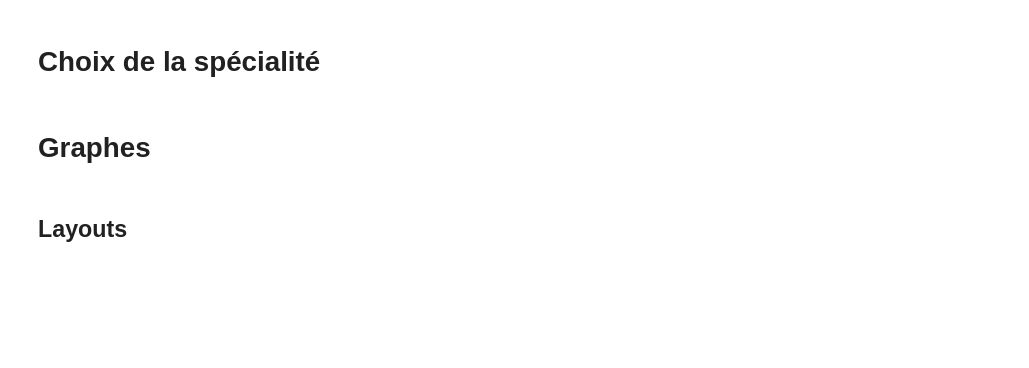
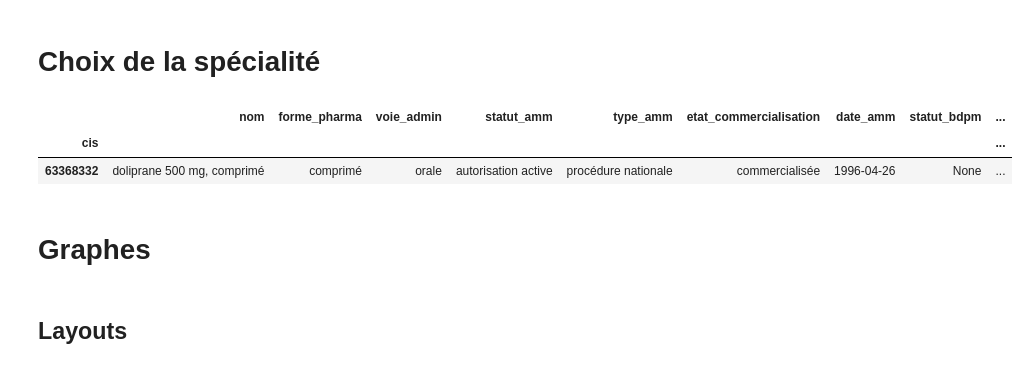
Before and after one commit to jmunozz/datamed, a Jupyter notebook: analysis/notebooks/graphiques_specialite.ipynb, the cells around one changed output. Saved outputs shown, nothing was run; the diff lists cells and outputs as text; code cells hidden in the pictures; blank space fills up the shorter version.

```diff
--- a/analysis/notebooks/graphiques_specialite.ipynb
+++ b/analysis/notebooks/graphiques_specialite.ipynb
@@ -19,6 +19,12 @@ df_spe = pd.read_sql("specialite", con=engine)
 df_spe = df_spe.set_index("cis")
 # %%
 cis = df_spe[df_spe.nom == specialite].index[0]
+# %%
+df_spe[df_spe.nom == specialite]
+# %% [output]
+|  | nom | forme_pharma | voie_admin | statut_amm | type_amm | etat_commercialisation | date_amm | statut_bdpm | ... |
+| cis |  |  |  |  |  |  |  |  | ... |
+| 63368332 | doliprane 500 mg, comprimé | comprimé | orale | autorisation active | procédure nationale | commercialisée | 1996-04-26 | None | ... |
 # %% [markdown]
 # Graphes
 # %% [markdown]
```
Also changed, not shown: parts of 2 cells of this notebook, 3 other files.
